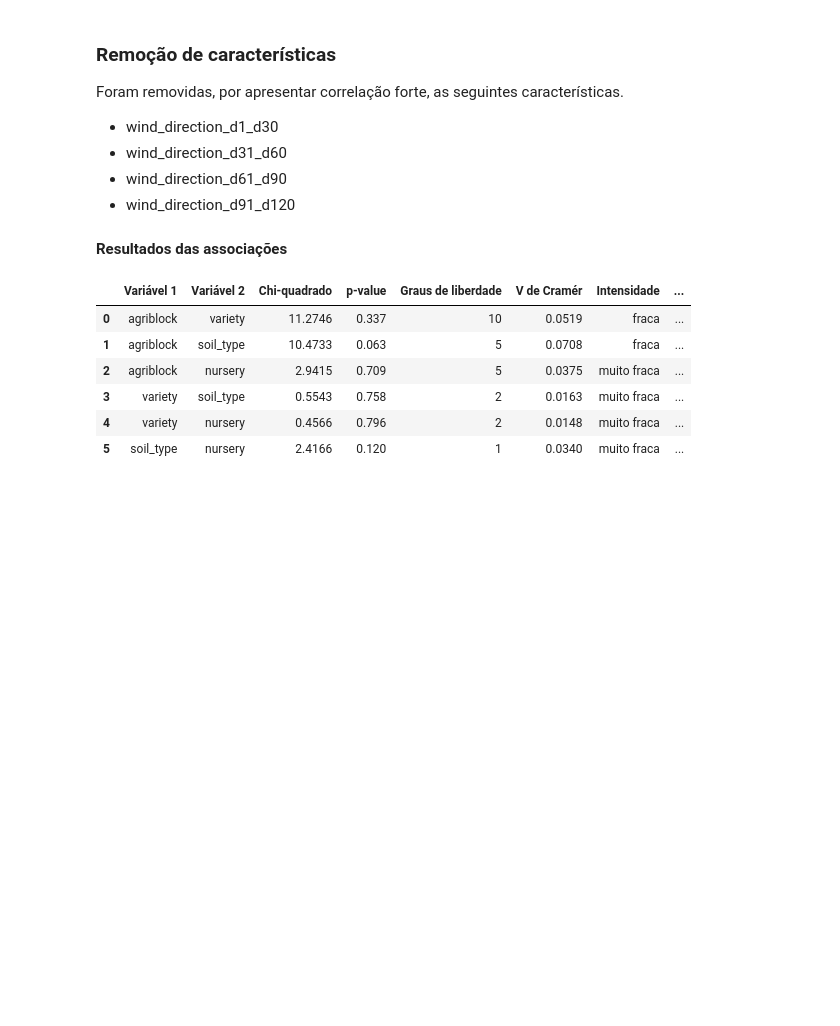
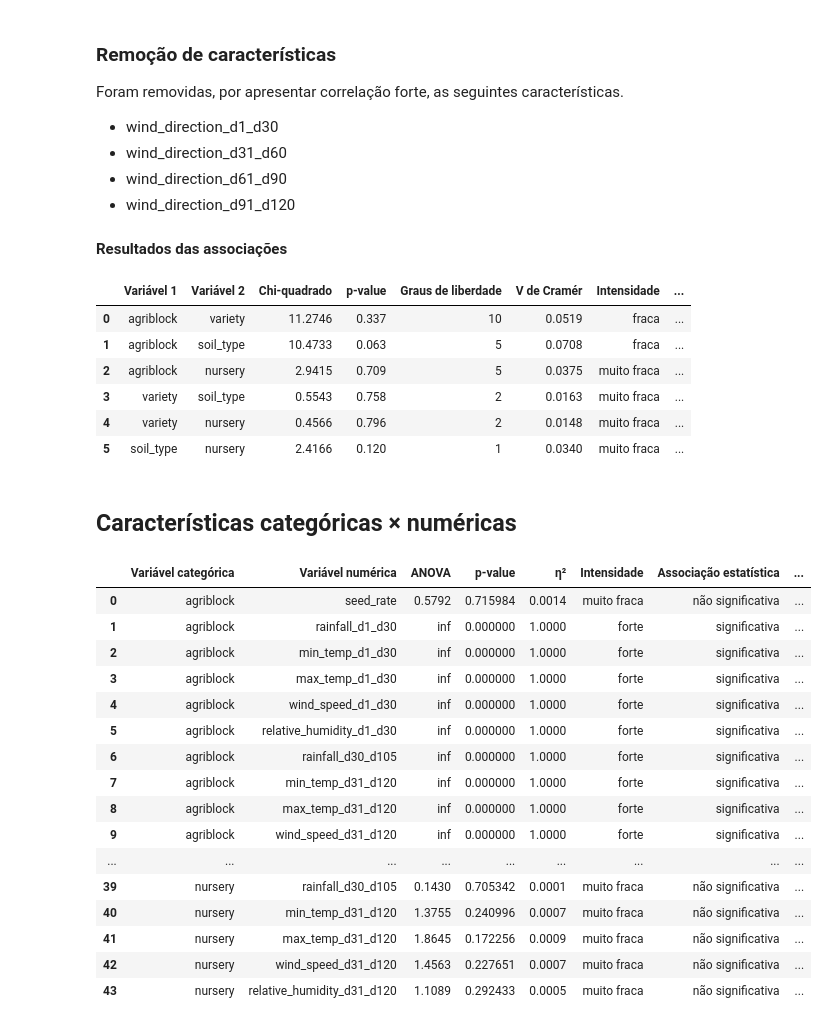
Before and after one commit to gabdumal/data_mining, a Jupyter notebook: assignment_3/treatment.ipynb, the cells around one changed output. Drawn from its saved outputs; the diff is of its cells as text; code cells hidden in the pictures; blank space fills up the shorter version.

```diff
--- a/assignment_3/treatment.ipynb
+++ b/assignment_3/treatment.ipynb
@@ -397,3 +397,5 @@ Resultados das associações
 | 3 | variety | soil_type | 0.5543 | 0.758 | 2 | 0.0163 | muito fraca | ... |
 | 4 | variety | nursery | 0.4566 | 0.796 | 2 | 0.0148 | muito fraca | ... |
 | 5 | soil_type | nursery | 2.4166 | 0.120 | 1 | 0.0340 | muito fraca | ... |
+# %% [markdown]
+## Características categóricas × numéricas
@@ -399,0 +451,50 @@ Resultados das associações
+# %%
+def analyse_categorical_and_numerical_correlation(
+    data_frame: pd.DataFrame,
+    categorical_columns: list[str],
+    numerical_columns: list[str],
+):
+    results = []
+
+    for categorical_column, numerical_column in product(
+        categorical_columns, numerical_columns
+    ):
+        result = anova_test(data_frame, categorical_column, numerical_column)
+        results.append(result)
+
+    results_df = pd.DataFrame(results)
+
+    display(
+        results_df.style.format(
+            {
+                "ANOVA": "{:.4f}",
+                "p-value": "{:.6f}",
+                "η²": "{:.4f}",
+            }
+        )
+    )
+
+
+analyse_categorical_and_numerical_correlation(
+    data_frame=f2_df,
+    categorical_columns=f2_categorical_columns,
+    numerical_columns=f1_numerical_columns,
+)
+# %% [output]
+|  | Variável categórica | Variável numérica | ANOVA | p-value | η² | Intensidade | Associação estatística | ... |
+| 0 | agriblock | seed_rate | 0.5792 | 0.715984 | 0.0014 | muito fraca | não significativa | ... |
+| 1 | agriblock | rainfall_d1_d30 | inf | 0.000000 | 1.0000 | forte | significativa | ... |
+| 2 | agriblock | min_temp_d1_d30 | inf | 0.000000 | 1.0000 | forte | significativa | ... |
+| 3 | agriblock | max_temp_d1_d30 | inf | 0.000000 | 1.0000 | forte | significativa | ... |
+| 4 | agriblock | wind_speed_d1_d30 | inf | 0.000000 | 1.0000 | forte | significativa | ... |
+| 5 | agriblock | relative_humidity_d1_d30 | inf | 0.000000 | 1.0000 | forte | significativa | ... |
+| 6 | agriblock | rainfall_d30_d105 | inf | 0.000000 | 1.0000 | forte | significativa | ... |
+| 7 | agriblock | min_temp_d31_d120 | inf | 0.000000 | 1.0000 | forte | significativa | ... |
+| 8 | agriblock | max_temp_d31_d120 | inf | 0.000000 | 1.0000 | forte | significativa | ... |
+| 9 | agriblock | wind_speed_d31_d120 | inf | 0.000000 | 1.0000 | forte | significativa | ... |
+| ... | ... | ... | ... | ... | ... | ... | ... | ... |
+| 39 | nursery | rainfall_d30_d105 | 0.1430 | 0.705342 | 0.0001 | muito fraca | não significativa | ... |
+| 40 | nursery | min_temp_d31_d120 | 1.3755 | 0.240996 | 0.0007 | muito fraca | não significativa | ... |
+| 41 | nursery | max_temp_d31_d120 | 1.8645 | 0.172256 | 0.0009 | muito fraca | não significativa | ... |
+| 42 | nursery | wind_speed_d31_d120 | 1.4563 | 0.227651 | 0.0007 | muito fraca | não significativa | ... |
+| 43 | nursery | relative_humidity_d31_d120 | 1.1089 | 0.292433 | 0.0005 | muito fraca | não significativa | ... |
```
Also changed, not shown: parts of 14 cells of this notebook, 3 other files.
